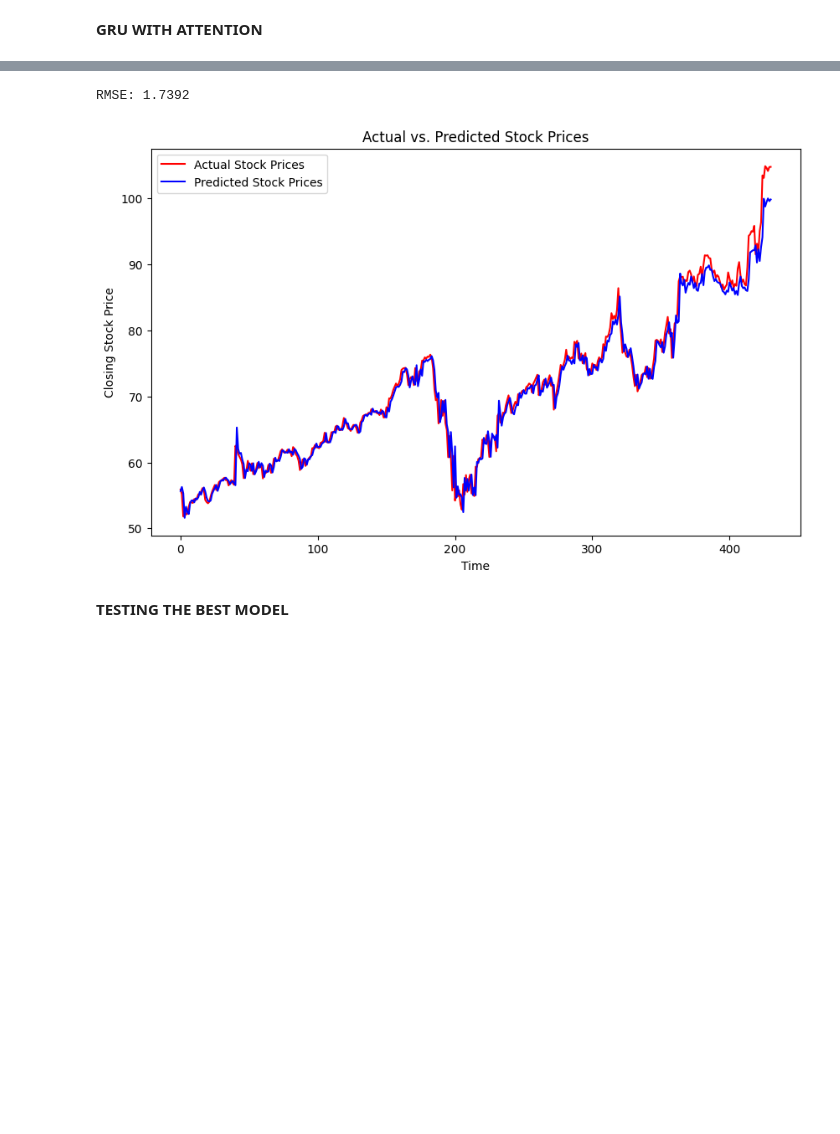
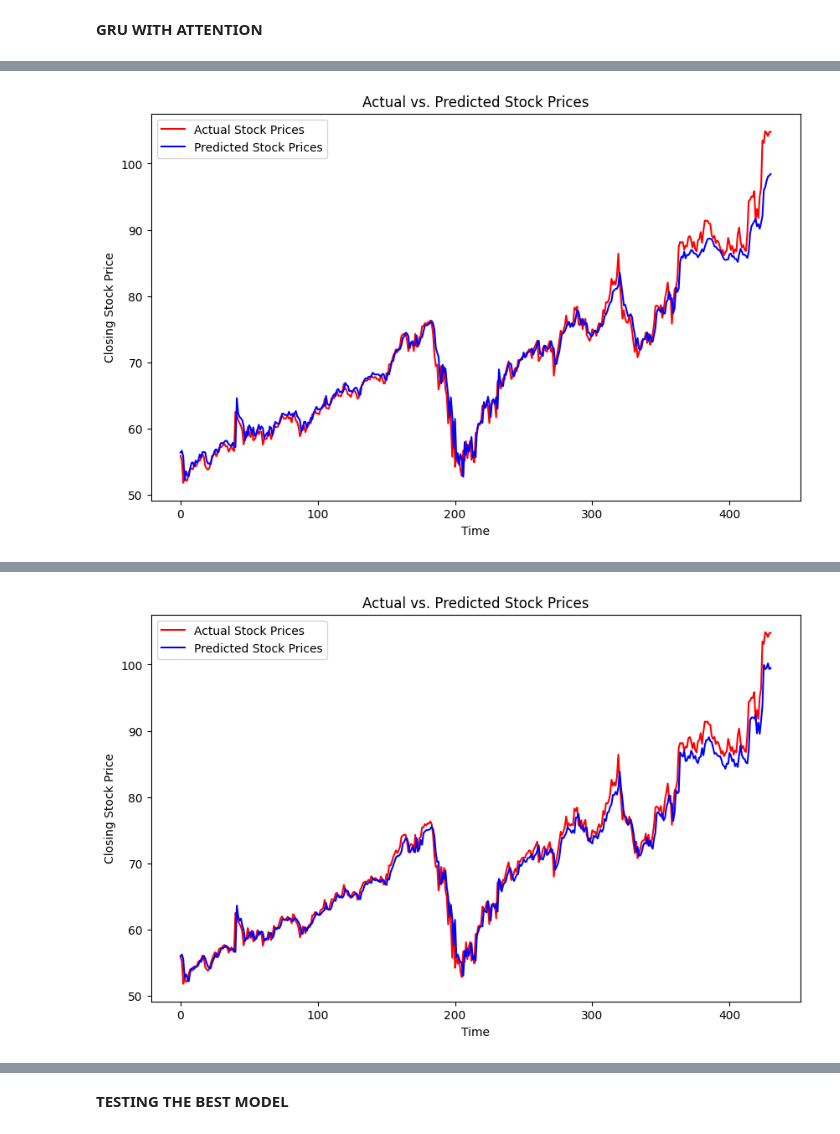
Before and after one commit to dasgauranga2/RNN-Stock-Price-Prediction, a Jupyter notebook: Assignment 3.ipynb, the cells around one changed output, grey strips where cells are left out. Cells and saved outputs as stored; diff of their text form; code cells hidden in the pictures; blank space fills up the shorter version.

```diff
--- a/Assignment 3.ipynb
+++ b/Assignment 3.ipynb
@@ -522,11 +556,25 @@ criterion = nn.MSELoss()
 # %%
 epochs = 100
 # %%
-for epoch in range(epochs):
+for hidden_dim in [32,64,128]:
+    print(f"Training GRU with Attention with hidden state size: {hidden_dim}")
+    model = GRUAttention(feature_size, hidden_dim, num_layers).to(device)
+    optimizer = torch.optim.Adam(model.parameters())
 
-    # train the model on the training set
-    train_loss = train(model, train_dataloader, criterion, optimizer)
+    for epoch in range(epochs):
 
-    if (epoch+1) % 10 == 0:
-        print(f"Epoch {epoch+1} | Train Loss: {train_loss:.6f}")
+        # train the model on the training set
+        train_loss = train(model, train_dataloader, criterion, optimizer)
+
+        if (epoch+1) % 10 == 0:
+            print(f"Epoch {epoch+1} | Train Loss: {train_loss:.6f}")
+
+    rmse = evaluate(model, valid_data, scaler)
+    if rmse < best_rmse:
+        best_rmse = rmse
+        best_model = model
+        best_model_name = 'GRU with Attention'
+        best_hidden_dim = hidden_dim
+
+    print("\n\n")
 # %% [output]
@@ -542,0 +593 @@ Epoch 100 | Train Loss: 0.000067
+[figure, added]
@@ -542,0 +606 @@ Epoch 100 | Train Loss: 0.000067
+[figure, added]
@@ -543,12 +620,3 @@ Epoch 100 | Train Loss: 0.000067
-# %%
-rmse = evaluate(model, valid_data, scaler)
-if rmse < best_rmse:
-    best_rmse = rmse
-    best_model = model
-    best_model_name = 'GRU with Attention'
-# %% [output]
-RMSE: 1.7392
-[figure, removed]
 # %% [markdown]
 **TESTING THE BEST MODEL**
 # %%
```
Also changed, not shown: parts of 10 cells of this notebook.
